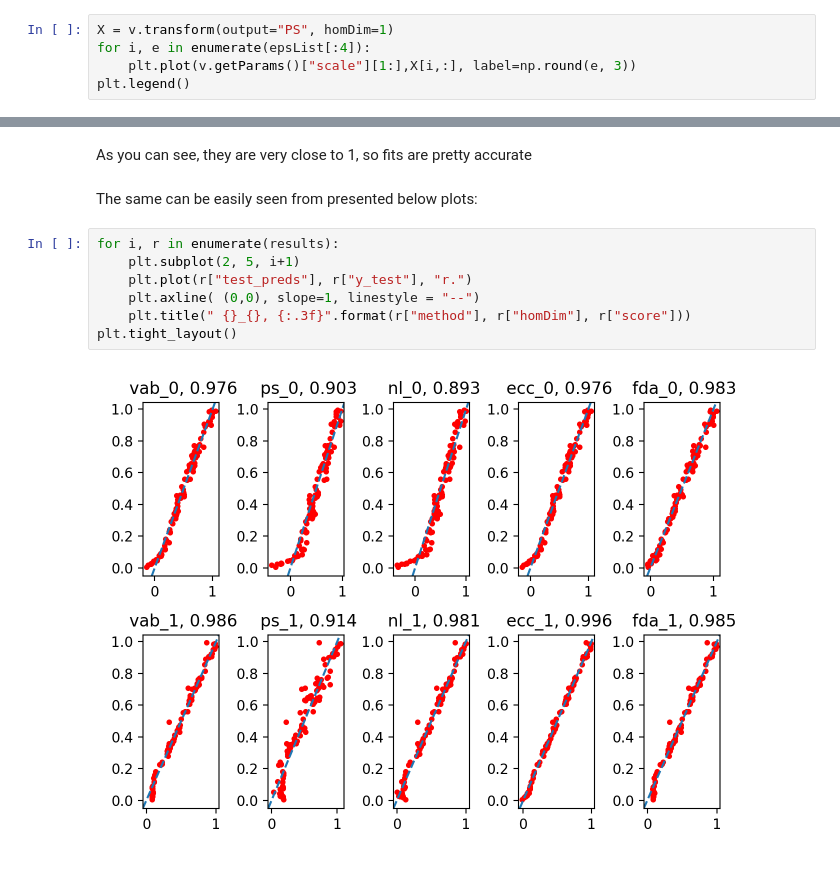
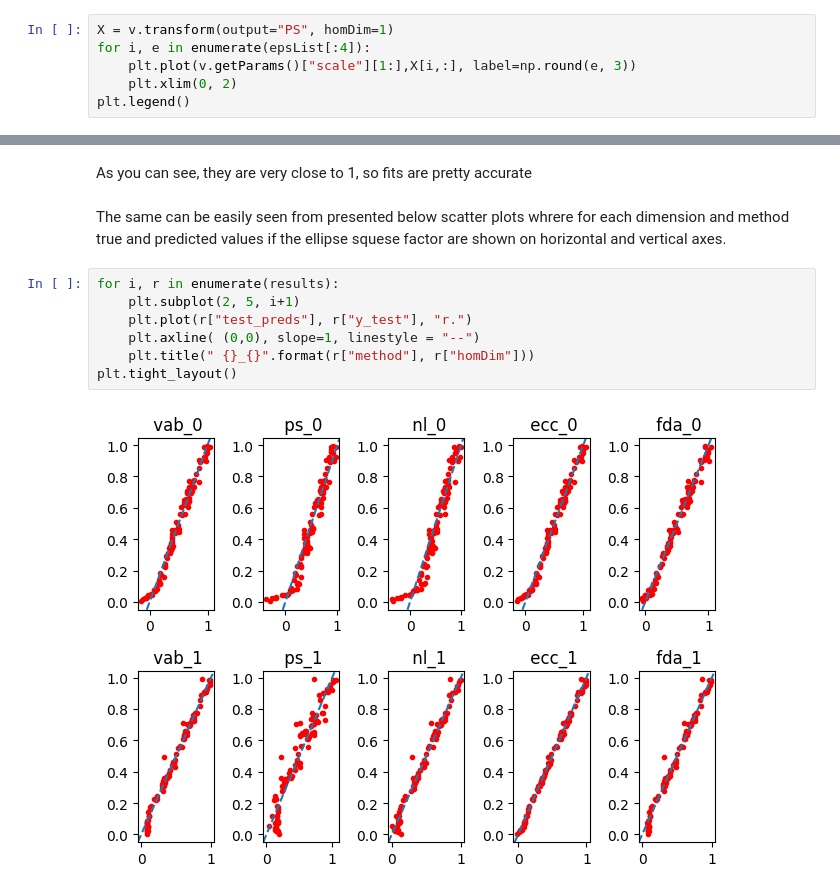
Before and after one commit to ALuchinsky/tdavec, a Jupyter notebook: sample_notebook/circle_vs_ellipse.ipynb, the cells around one changed output, grey strips where cells are left out. Saved outputs shown, nothing was run; the diff lists cells and outputs as text.

```diff
--- a/sample_notebook/circle_vs_ellipse.ipynb
+++ b/sample_notebook/circle_vs_ellipse.ipynb
@@ -52,6 +48,7 @@ Here are some PS plots
 X = v.transform(output="PS", homDim=1)
 for i, e in enumerate(epsList[:4]):
     plt.plot(v.getParams()["scale"][1:],X[i,:], label=np.round(e, 3))
+    plt.xlim(0, 2)
 plt.legend()
 # %% [output]
 <matplotlib.legend.Legend at 0x...>
@@ -96,13 +101,13 @@ df[["method", "homDim", "score"]].drop_duplicates().pivot(index="method", column
 # %% [markdown]
 As you can see, they are very close to 1, so fits are pretty accurate
 # %% [markdown]
-The same can be easily seen from presented below plots:
+The same can be easily seen from presented below scatter plots whrere for each dimension and method true and predicted values if the ellipse squese factor are shown on horizontal and vertical axes.
 # %%
 for i, r in enumerate(results):
     plt.subplot(2, 5, i+1)
     plt.plot(r["test_preds"], r["y_test"], "r.")
     plt.axline( (0,0), slope=1, linestyle = "--")
-    plt.title(" {}_{}, {:.3f}".format(r["method"], r["homDim"], r["score"]))
+    plt.title(" {}_{}".format(r["method"], r["homDim"]))
 plt.tight_layout()
 # %% [output]
-[figure, old version]
+[figure, new version]
```
Also changed, not shown: parts of 8 cells of this notebook.
